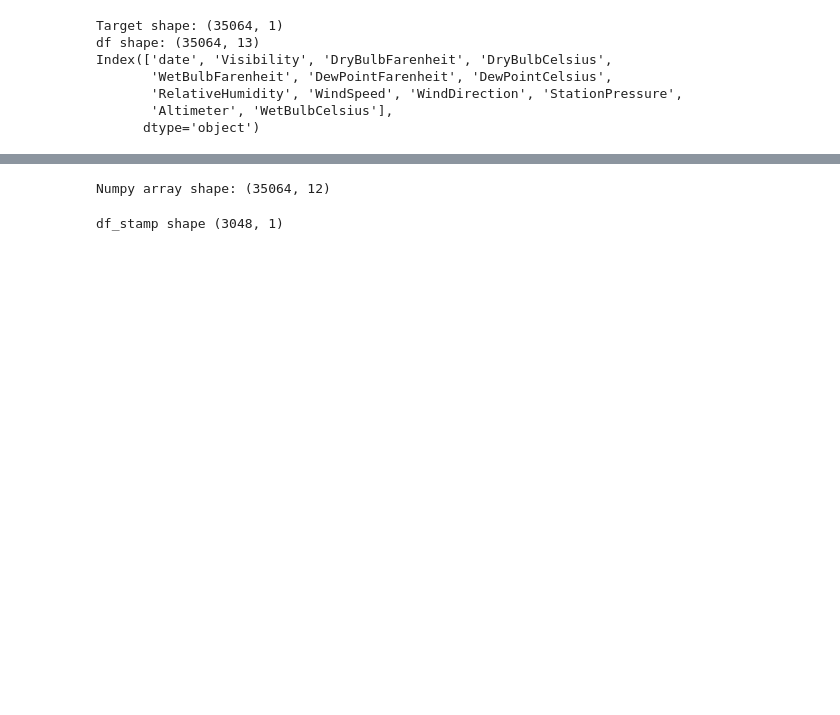
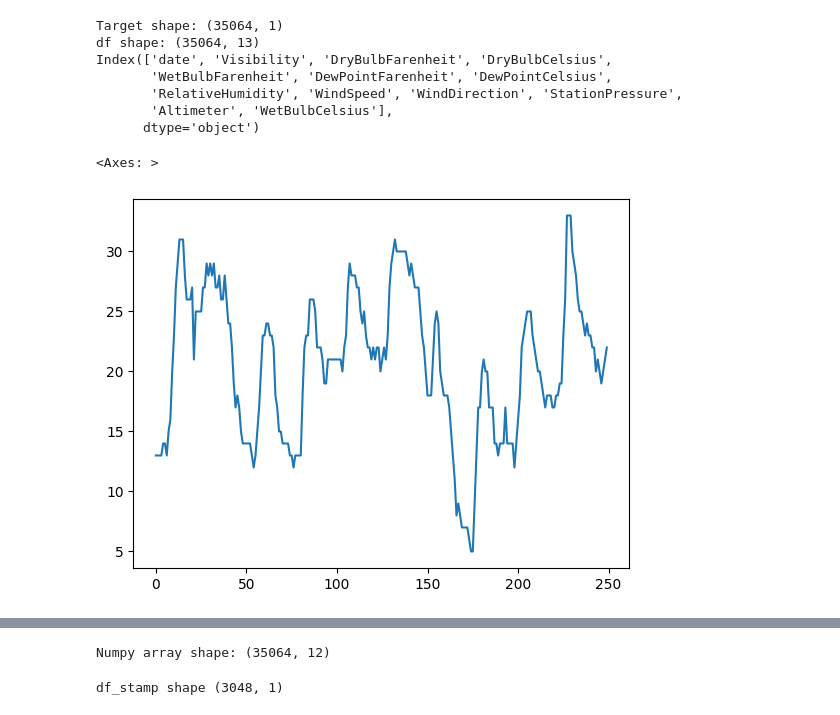
Before and after one commit to Farzad-R/NextX, a Jupyter notebook: xplr_notebooks/prepare_Transformer_data.ipynb, the cells around one changed output, grey strips where cells are left out. Saved outputs shown, nothing was run; the diff lists cells and outputs as text; code cells hidden in the pictures; blank space fills up the shorter version.

```diff
--- a/xplr_notebooks/prepare_Transformer_data.ipynb
+++ b/xplr_notebooks/prepare_Transformer_data.ipynb
@@ -23,3 +23,8 @@ Index(['date', 'Visibility', 'DryBulbFarenheit', 'DryBulbCelsius',
        'RelativeHumidity', 'WindSpeed', 'WindDirection', 'StationPressure',
        'Altimeter', 'WetBulbCelsius'],
       dtype='object')
+# %%
+df["WetBulbFarenheit"][:250].plot()
+# %% [output]
+<Axes: >
+[figure, added]
```
Also changed, not shown: parts of 8 cells of this notebook, 5 other files.
